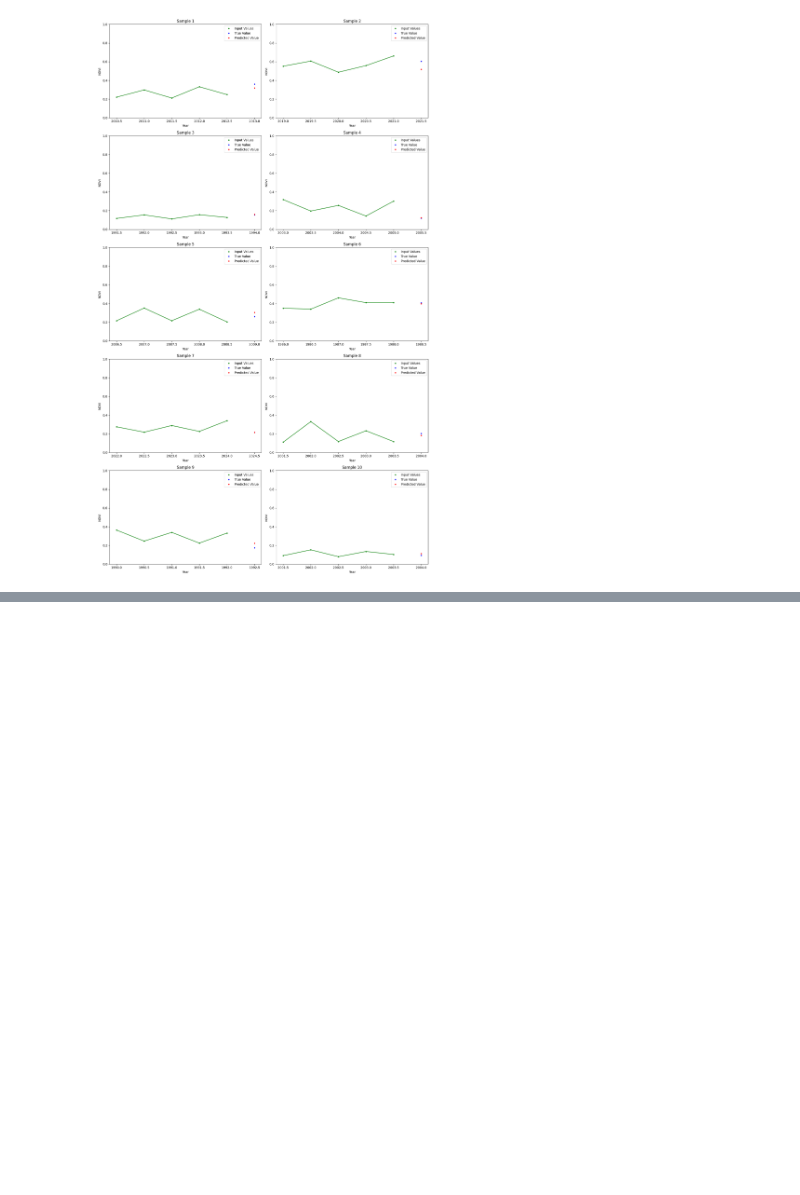
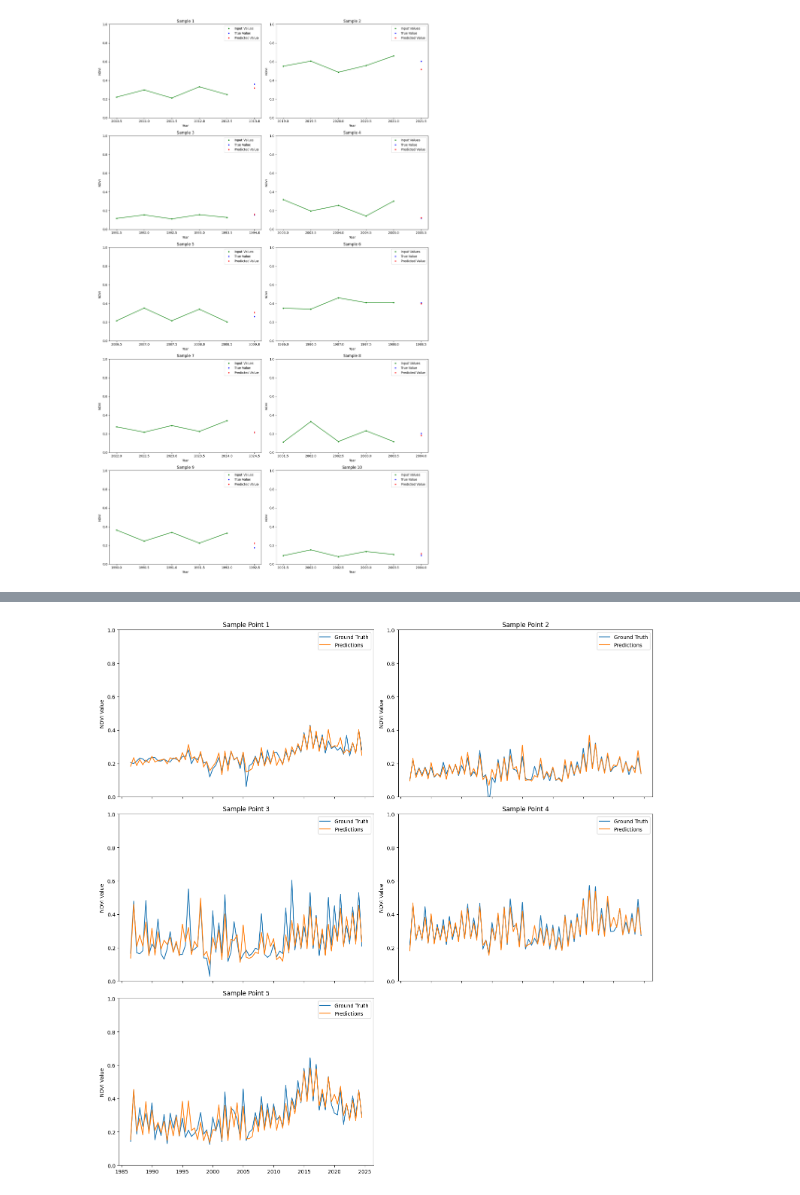
Before and after one commit to FaranIdo/SSTSRS, a Jupyter notebook: code/visual_test.ipynb, the cells around one changed output, grey strips where cells are left out. Drawn from its saved outputs; the diff is of its cells as text; code cells hidden in the pictures; blank space fills up the shorter version.

Commit message:
add multi year visualize

```diff
--- a/code/visual_test.ipynb
+++ b/code/visual_test.ipynb
@@ -177,3 +178,20 @@ plot_predictions(model, samples)
 # %% [output]
 2024-08-24 23:00:33 - Plotting predictions...
 [figure]
+# %%
+# load full data
+from dataset.landsat_ts import LandsatSpectralDataset
+
+with rasterio.open("../data/Landsat_NDVI_time_series_1984_to_2024.tif") as src:
+    ndvi_data: np.ndarray = src.read()
+    band_names = src.descriptions
+    logging.info(f"Original NDVI data shape: {ndvi_data.shape}")
+
+# Extracting year information from band names
+year_info = LandsatSpectralDataset.extract_year_info(band_names)
+logging.info(f"Year information extracted: {year_info}")
+
+ndvi_year_data = LandsatSpectralDataset.combine_ndvi_with_year(ndvi_data, year_info)
+# restore original spatial dimensions
+ndvi_year_data = ndvi_year_data.reshape(*ndvi_data.shape, 2)
+logging.info(f"NDVI-Year data shape: {ndvi_year_data.shape}")
@@ -179,0 +202,81 @@ plot_predictions(model, samples)
+# %%
+def sample_data(ndvi_year_data, num_samples):
+    ndvi_year_data_reshaped = ndvi_year_data.reshape(ndvi_year_data.shape[0], -1, 2)
+    sampled_indices = random.sample(range(ndvi_year_data_reshaped.shape[1]), num_samples)
+    sampled_points = ndvi_year_data_reshaped[:, sampled_indices, :]
+    return sampled_points
+
+def generate_predictions(model, point, window_size, device):
+    predictions = []
+    ground_truth = []
+    years = []
+
+    for i in range(len(point) - window_size):
+        input_seq = point[i:i + window_size]
+        true_value = point[i + window_size, 0]  # NDVI value at the next time step
+        year_value = point[i + window_size, 1]  # Year value at the next time step
+
+        # Prepare input for the model
+        x = torch.FloatTensor(input_seq[:, 0]).unsqueeze(0).unsqueeze(-1)  # NDVI values
+        year_seq = torch.FloatTensor(input_seq[:, 1]).unsqueeze(0)  # Year values
+
+        # Move to device
+        x = x.to(device)
+        year_seq = year_seq.to(device)
+
+        # Get model prediction
+        with torch.no_grad():
+            predicted_value = model(x, year_seq).cpu().numpy().flatten()[0]
+
+        # Store predictions, ground truth, and years
+        predictions.append(predicted_value)
+        ground_truth.append(true_value)
+        years.append(year_value)
+
+    return predictions, ground_truth, years
+
+def visualize_predictions(predictions_list, ground_truth_list, years_list, graphs_per_row):
+    num_samples = len(predictions_list)
+    num_rows = (num_samples + graphs_per_row - 1) // graphs_per_row  # Calculate the number of rows needed
+    fig, axes = plt.subplots(num_rows, graphs_per_row, figsize=(15, 5 * num_rows), sharex=True)
+    axes = axes.flatten()  # Flatten the axes array for easy indexing
+
+    for idx, (predictions, ground_truth, years) in enumerate(zip(predictions_list, ground_truth_list, years_list)):
+        axes[idx].plot(years, ground_truth, label='Ground Truth')
+        axes[idx].plot(years, predictions, label='Predictions')
+        axes[idx].set_ylabel('NDVI Value')
+        axes[idx].set_title(f'Sample Point {idx + 1}')
+        axes[idx].legend()
+        axes[idx].set_ylim(0, 1)  # Set y-axis scale to 0..1
+
+    for ax in axes[num_samples:]:  # Hide any unused subplots
+        ax.axis('off')
+
+    axes[-1].set_xlabel('Year')
+    plt.tight_layout()
+    plt.show()
+
+# Sample 5 points based on spatial dimension 1:2
+num_samples = 5
+sampled_points = sample_data(ndvi_year_data, num_samples)
+
+# Define device
+device = torch.device("cuda" if torch.cuda.is_available() else "cpu")
+
+# Store predictions, ground truth, and years for all sampled points
+predictions_list = []
+ground_truth_list = []
+years_list = []
+
+# Iterate over each sampled point
+for idx, point in enumerate(sampled_points.transpose(1, 0, 2)):
+    predictions, ground_truth, years = generate_predictions(model, point, window_size, device)
+    predictions_list.append(predictions)
+    ground_truth_list.append(ground_truth)
+    years_list.append(years)
+
+# Visualize all sampled points on the same image split into 5 graphs
+graphs_per_row = 2  # Control how many graphs per row
+visualize_predictions(predictions_list, ground_truth_list, years_list, graphs_per_row)
+# %% [output]
+[figure, added]
```
Also changed, not shown: parts of 3 cells of this notebook.
